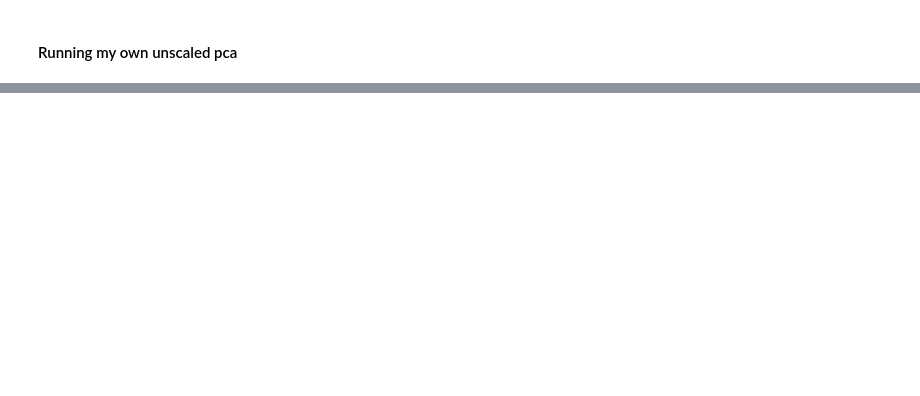
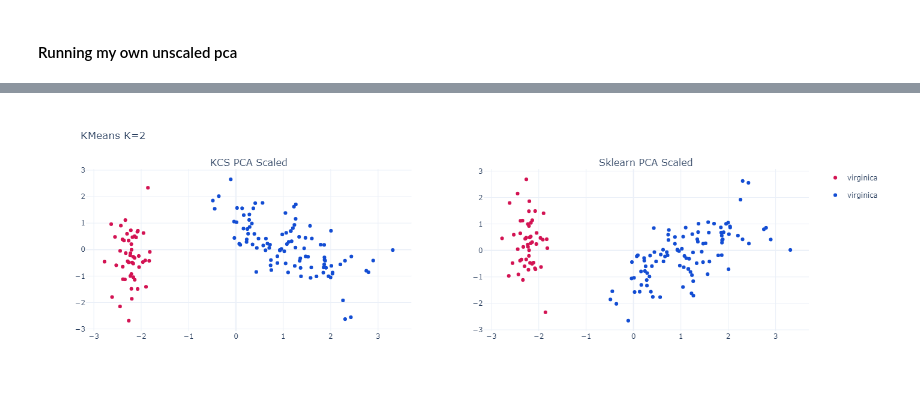
Before and after one commit to kcstauffer21/CS6180_Clustering, a Jupyter notebook: Assignment_2/Assignment_2_KCS.ipynb, the cells around one changed output, grey strips where cells are left out. Drawn from its saved outputs; the diff is of its cells as text; code cells hidden in the pictures; blank space fills up the shorter version.

```diff
--- a/Assignment_2/Assignment_2_KCS.ipynb
+++ b/Assignment_2/Assignment_2_KCS.ipynb
@@ -137,0 +174,4 @@ print(pca_sklearn_data.head())
+# %%
+kmeans = KMeans(n_clusters=2, random_state=123).fit(df_kcs_pca_scaled.iloc[:, :-1])
+df_kcs_pca_scaled['kmeans_clusters'] = kmeans.labels_
+centers = kmeans.cluster_centers_
@@ -137,0 +180,23 @@ print(pca_sklearn_data.head())
+# %%
+kmeans = KMeans(n_clusters=2, random_state=123).fit(pca_sklearn_data.iloc[:, :-1])
+pca_sklearn_data['kmeans_clusters'] = kmeans.labels_
+centers = kmeans.cluster_centers_
+# %%
+fig = make_subplots(rows=1, cols=2,
+                    subplot_titles=['KCS PCA Scaled', 'Sklearn PCA Scaled'])
+
+cmap_clusters = {0: '#D31353',
+                 1: '#134DD3',}
+
+for i, cluster in enumerate(df_kcs_pca_scaled.kmeans_clusters.unique()):
+    temp = df_kcs_pca_scaled[df_kcs_pca_scaled.kmeans_clusters == cluster].reset_index(drop=True)
+    fig.add_trace(go.Scatter(x=temp['PC0'], y=temp['PC1'], mode='markers', name=species, legendgroup=f"{cluster}", marker=dict(color=cmap_clusters[cluster]), showlegend=True), row=1, col=1)
+
+for i, cluster in enumerate(pca_sklearn_data.kmeans_clusters.unique()):
+    temp = pca_sklearn_data[pca_sklearn_data.kmeans_clusters == cluster].reset_index(drop=True)
+    fig.add_trace(go.Scatter(x=temp['PC0'], y=temp['PC1'], mode='markers', name=species, legendgroup=f"{cluster}", marker=dict(color=cmap_clusters[cluster]), showlegend=False), row=1, col=2)
+
+fig.update_layout(template='plotly_white', title='KMeans K=2')
+plotly.offline.iplot(fig, filename='temp.html')
+# %% [output]
+[figure, added]
```
Also changed, not shown: parts of 15 cells of this notebook.
